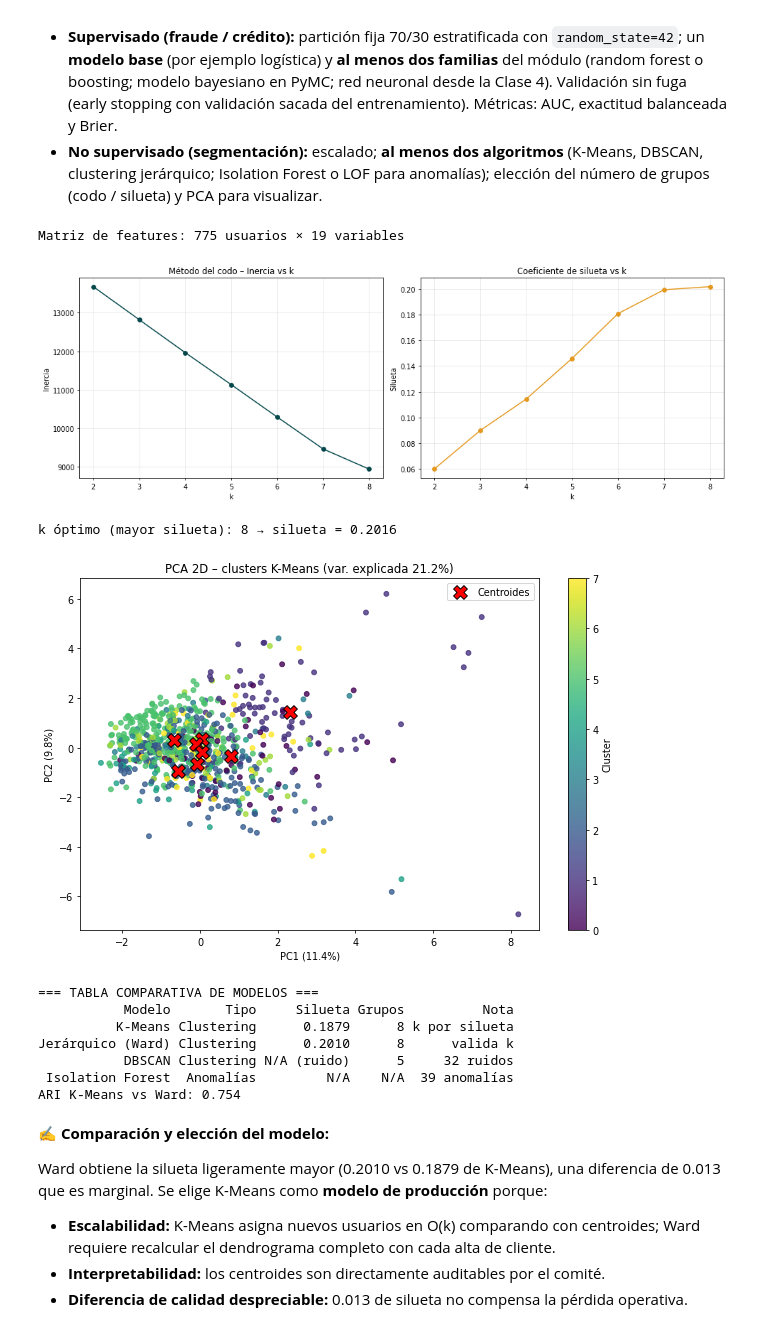
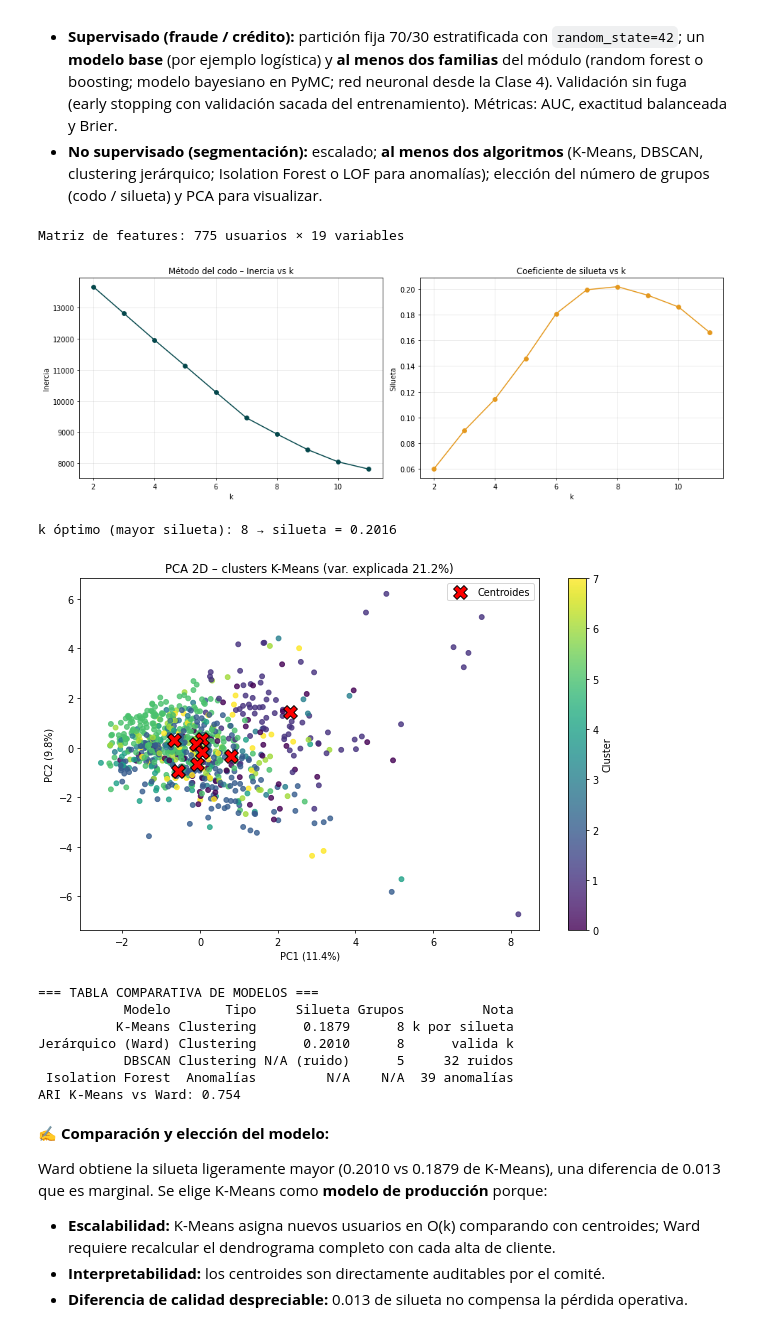
Before and after one commit to mdrobalino/diplomado-m6-maria-dolores-robalino, a Jupyter notebook: proyecto/proyecto.ipynb, the cells around one changed output. Cells and saved outputs as stored; diff of their text form; code cells hidden in the pictures.

```diff
--- a/proyecto/proyecto.ipynb
+++ b/proyecto/proyecto.ipynb
@@ -183,7 +185,7 @@ X_scaled = scaler.fit_transform(X)
 print(f"Matriz de features: {X_scaled.shape[0]} usuarios × {X_scaled.shape[1]} variables")
 
 # --- 2.2 K-Means: codo + silueta ---
-inercias, siluetas, rango_k = [], [], range(2, 9)
+inercias, siluetas, rango_k = [], [], range(2, 12)
 for k in rango_k:
     km = KMeans(n_clusters=k, random_state=42, n_init=20)
     labels = km.fit_predict(X_scaled)
@@ -232,34 +234,34 @@ n_anomalias = int((df['anomalia_iso'] == -1).sum())
 pca = PCA(n_components=2, random_state=42)
 X_pca = pca.fit_transform(X_scaled)
 var_exp = pca.explained_variance_ratio_
 
 fig, ax = plt.subplots(figsize=(9, 6))
 scatter = ax.scatter(X_pca[:, 0], X_pca[:, 1],
                      c=df['cluster_kmeans'], cmap='viridis', s=25, alpha=0.8)
 ax.scatter(*pca.transform(kmeans_final.cluster_centers_).T,
            c='red', marker='X', s=200, edgecolor='black', label='Centroides')
 ax.set(title=f'PCA 2D – clusters K-Means (var. explicada {var_exp.sum():.1%})',
        xlabel=f'PC1 ({var_exp[0]:.1%})', ylabel=f'PC2 ({var_exp[1]:.1%})')
 ax.legend(); plt.colorbar(scatter, label='Cluster'); plt.tight_layout(); plt.show()
 
 # --- 2.7 Tabla comparativa ---
 tabla_modelos = pd.DataFrame({
     'Modelo': ['K-Means', 'Jerárquico (Ward)', 'DBSCAN', 'Isolation Forest'],
     'Tipo':   ['Clustering', 'Clustering', 'Clustering', 'Anomalías'],
     'Silueta': [f"{sil_kmeans:.4f}", f"{sil_jerarquico:.4f}", 'N/A (ruido)', 'N/A'],
     'Grupos':  [k_optimo, k_optimo, n_dbscan_clusters, 'N/A'],
     'Nota':    ['k por silueta', 'valida k', f'{n_dbscan_ruido} ruidos',
                 f'{n_anomalias} anomalías']
 })
 print("\n=== TABLA COMPARATIVA DE MODELOS ===")
 print(tabla_modelos.to_string(index=False))
 
 #ARI K-Means vs Ward
 ari_kw = adjusted_rand_score(df['cluster_kmeans'], df['cluster_jerarquico'])
 print(f'ARI K-Means vs Ward: {ari_kw:.3f}')
 # %% [output]
 Matriz de features: 775 usuarios × 19 variables
-[figure, old version]
+[figure, new version]
 k óptimo (mayor silueta): 8 → silueta = 0.2016
 [figure]
 === TABLA COMPARATIVA DE MODELOS ===
```
Also changed, not shown: parts of 4 cells of this notebook.
